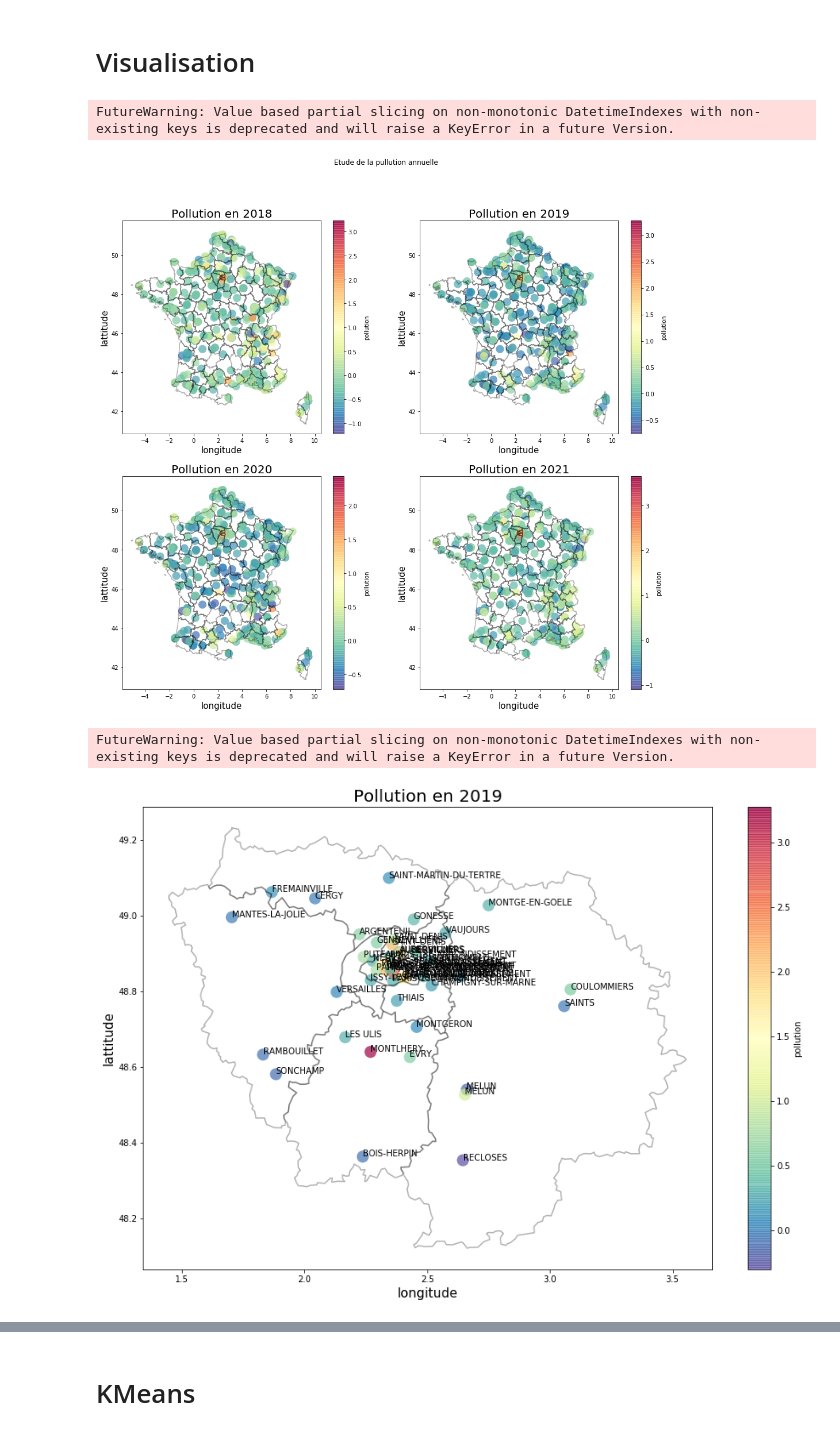
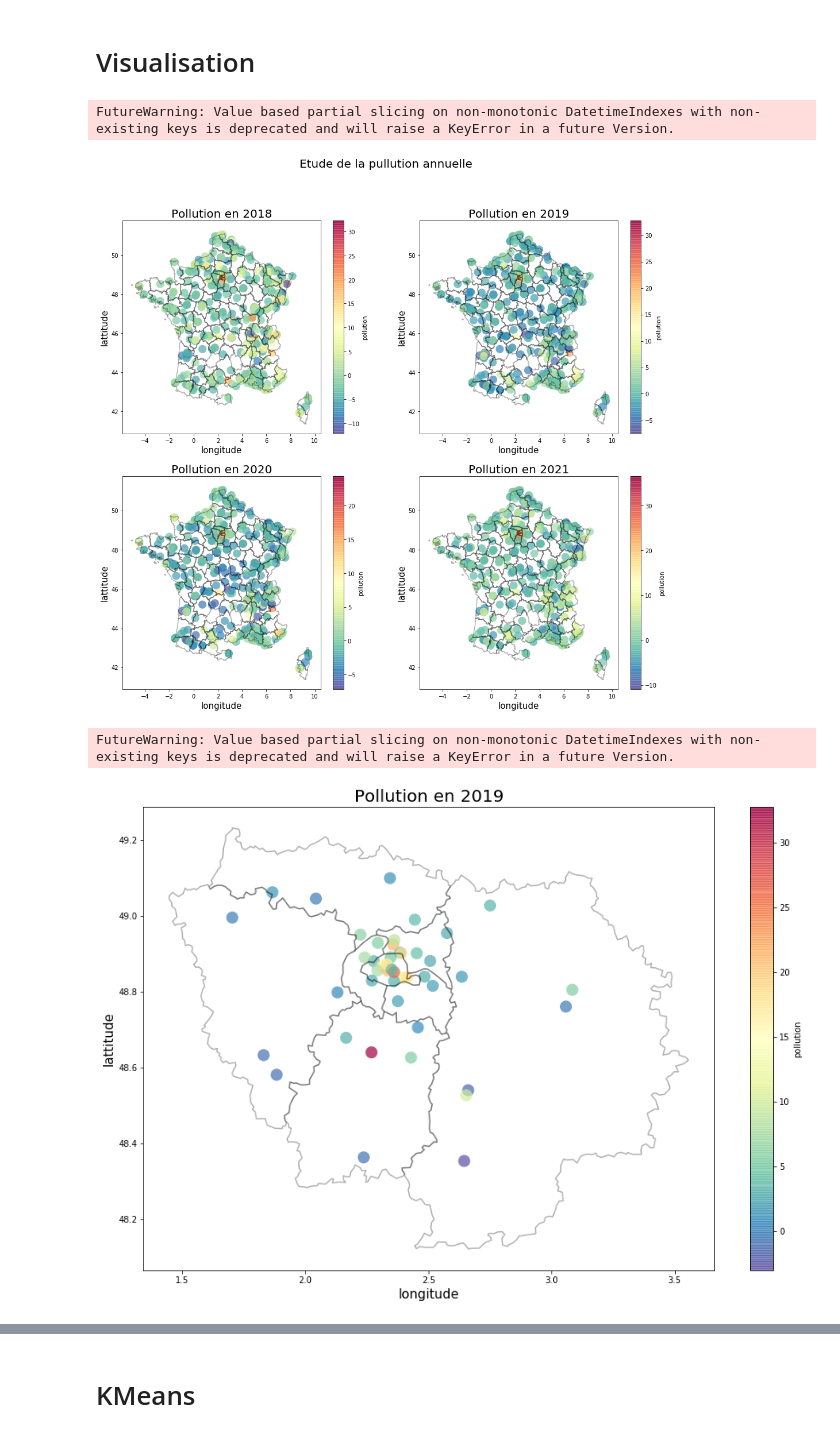
Before and after one commit to jbSarda/SD701, a Jupyter notebook: 01-ANALYSE.ipynb, the cells around one changed output, grey strips where cells are left out. Saved outputs shown, nothing was run; the diff lists cells and outputs as text; code cells hidden in the pictures.

```diff
--- a/01-ANALYSE.ipynb
+++ b/01-ANALYSE.ipynb
@@ -174,7 +175,7 @@ def graph_poll(date_start, date_end, lis_dep, lab = False, graph = False):
     if graph == True:
         plt.figure(figsize=(15,10))
     dep(lis_dep)
-    var = plt.scatter(a['long'], a['lat'], c = a['mesure'], cmap=plt.cm.Spectral_r,
+    var = plt.scatter(a['long'], a['lat'], c = a['mesure']*10, cmap=plt.cm.Spectral_r,
                       edgecolors='none', s=200, alpha = 0.7)
     plt.xlabel('longitude', size = 15)
     plt.ylabel('lattitude', size = 15)
@@ -191,19 +192,19 @@ def graph_poll(date_start, date_end, lis_dep, lab = False, graph = False):
         plt.show()
 # %%
 plt.figure(figsize=(17,15))
-plt.suptitle('Etude de la pullution annuelle')
+plt.suptitle('Etude de la pullution annuelle', size = 20)
 for i in range(4):
     plt.subplot(2, 2, i+1)
     graph_poll(str(2018+i), str(2018+i), set(df_tot['Code Département']))
 plt.show()
 # %% [output]
 FutureWarning: Value based partial slicing on non-monotonic DatetimeIndexes with non-existing keys is deprecated and will raise a KeyError in a future Version.
-[figure, old version]
+[figure, new version]
 # %%
-graph_poll('2019', '2019', IDF, lab=True, graph=True)
+graph_poll('2019', '2019', IDF, lab=False, graph=True)
 # %% [output]
 FutureWarning: Value based partial slicing on non-monotonic DatetimeIndexes with non-existing keys is deprecated and will raise a KeyError in a future Version.
-[figure, old version]
+[figure, new version]
 # %%
 graph_poll('2021', '2021', ['75'], lab=True, graph = True)
 # %% [output]
```
Also changed, not shown: parts of 13 cells of this notebook, 1 other file.
